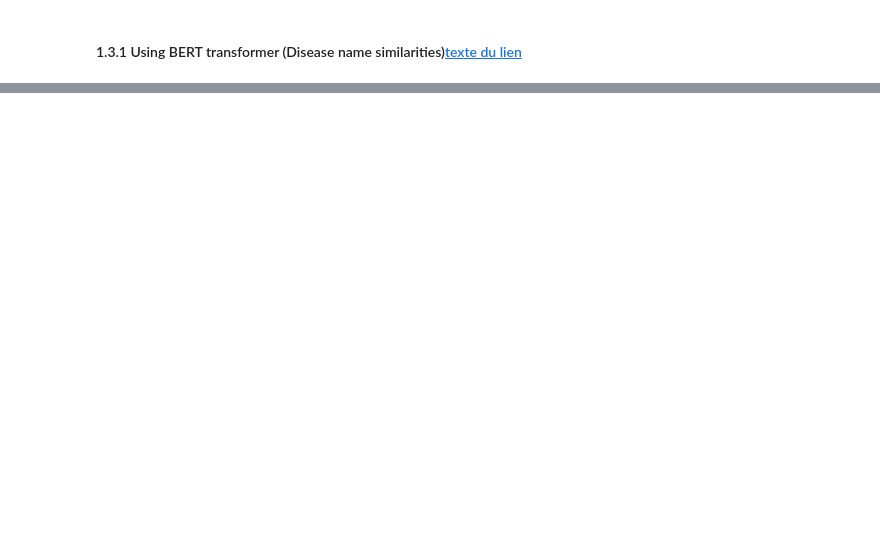
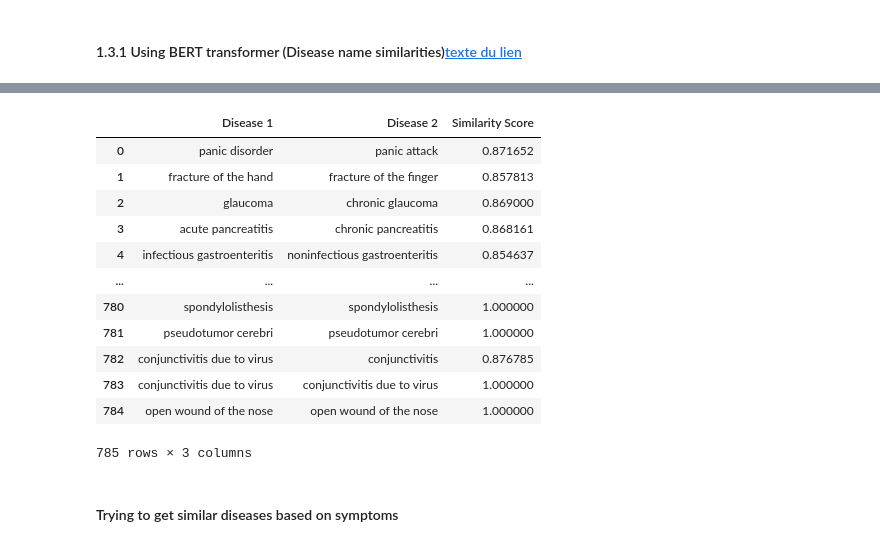
Before and after one commit to Gregytch/MedAI, a Jupyter notebook: notebooks/explorer_Greg.ipynb, the cells around one changed output, grey strips where cells are left out. Cells and saved outputs as stored; diff of their text form; code cells hidden in the pictures; blank space fills up the shorter version.

```diff
--- a/notebooks/explorer_Greg.ipynb
+++ b/notebooks/explorer_Greg.ipynb
@@ -669,0 +791,4 @@ for i in range(len(symptom_vectors)):
+# %%
+# Apply to disease names
+disease_list = df_symp["diseases"].unique()
+len(disease_list)
@@ -669,0 +797,3 @@ for i in range(len(symptom_vectors)):
+# %%
+duplicates = find_similar_names_in_batches(disease_list, batch_size=100, threshold=0.85)
+duplicates
@@ -669,0 +822,43 @@ for i in range(len(symptom_vectors)):
+# %%
+from sentence_transformers import SentenceTransformer
+import numpy as np
+from sklearn.metrics.pairwise import cosine_similarity
+
+def batch_compute_similarity(text_list, batch_size=50, threshold=0.85):
+    model = SentenceTransformer("all-MiniLM-L6-v2")  # Lightweight transformer
+    embeddings = model.encode(text_list, convert_to_tensor=True)
+
+    duplicates = []
+
+    for i in range(0, len(text_list), batch_size):
+        batch_embeddings = embeddings[i:i+batch_size]
+        similarity = cosine_similarity(batch_embeddings.cpu().numpy(), embeddings.cpu().numpy())
+
+        for row_idx, row in enumerate(similarity):
+            for col_idx, score in enumerate(row):
+                if score > threshold and row_idx != col_idx:
+                    duplicates.append((text_list[i + row_idx], text_list[col_idx], score))
+
+    return duplicates
+
+# Apply to disease names
+duplicates = batch_compute_similarity(disease_list, batch_size=50, threshold=0.85)
+
+# View duplicate disease names
+pd.DataFrame(duplicates, columns=["Disease 1", "Disease 2", "Similarity Score"])
+# %% [output]
+|  | Disease 1 | Disease 2 | Similarity Score |
+| 0 | panic disorder | panic attack | 0.871652 |
+| 1 | fracture of the hand | fracture of the finger | 0.857813 |
+| 2 | glaucoma | chronic glaucoma | 0.869000 |
+| 3 | acute pancreatitis | chronic pancreatitis | 0.868161 |
+| 4 | infectious gastroenteritis | noninfectious gastroenteritis | 0.854637 |
+| ... | ... | ... | ... |
+| 780 | spondylolisthesis | spondylolisthesis | 1.000000 |
+| 781 | pseudotumor cerebri | pseudotumor cerebri | 1.000000 |
+| 782 | conjunctivitis due to virus | conjunctivitis | 0.876785 |
+| 783 | conjunctivitis due to virus | conjunctivitis due to virus | 1.000000 |
+| 784 | open wound of the nose | open wound of the nose | 1.000000 |
+785 rows × 3 columns
+# %% [markdown]
+#### Trying to get similar diseases based on symptoms
```
Also changed, not shown: parts of 19 cells of this notebook, 6 other files.
